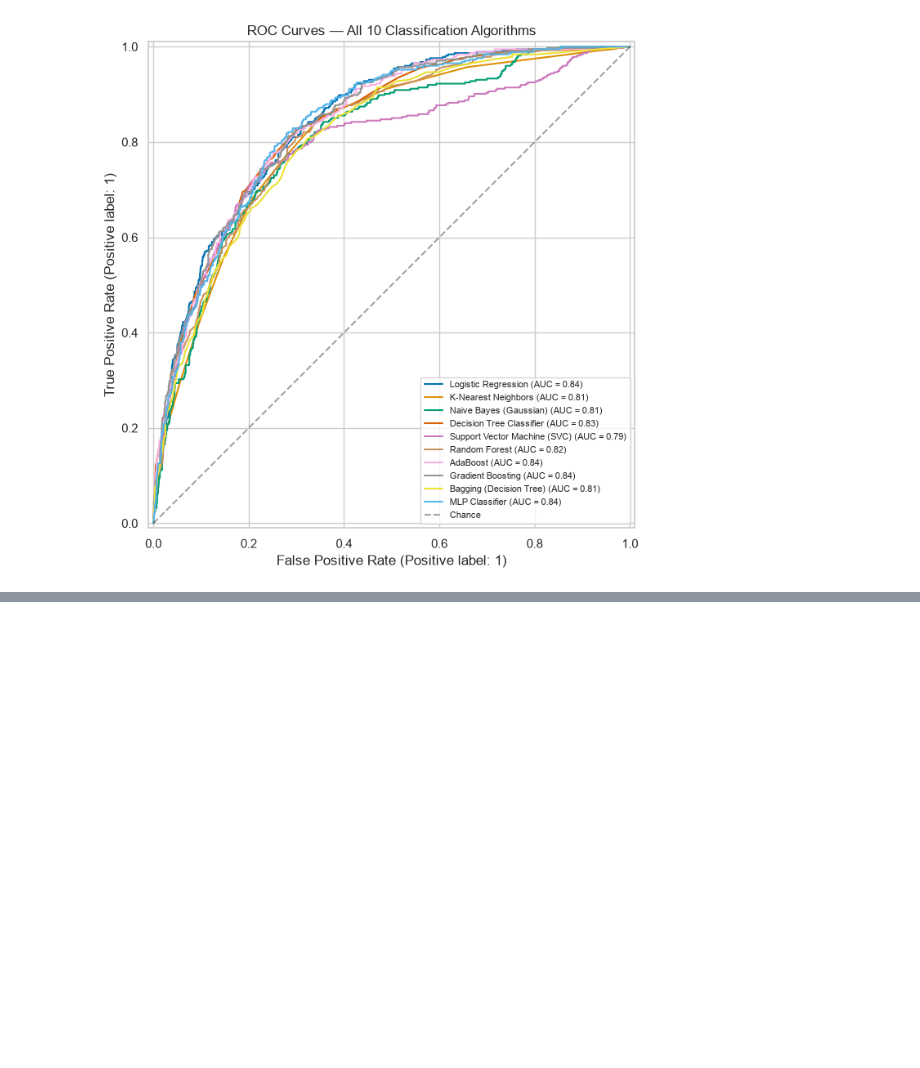
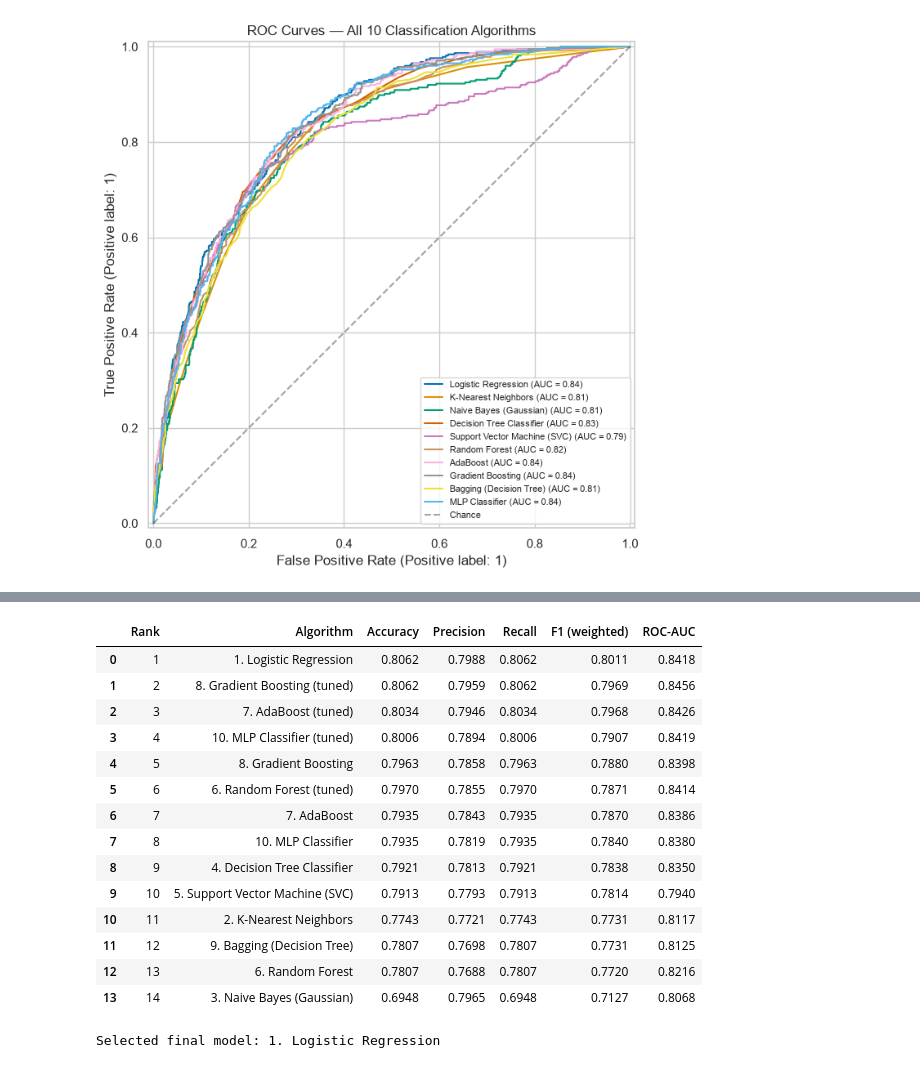
Before and after one commit to ManashaYoges/Team13_ML, a Jupyter notebook: notebooks/classification_part2.ipynb, the cells around one changed output, grey strips where cells are left out. Drawn from its saved outputs; the diff is of its cells as text; code cells hidden in the pictures; blank space fills up the shorter version.

```diff
--- a/notebooks/classification_part2.ipynb
+++ b/notebooks/classification_part2.ipynb
@@ -281,0 +288,16 @@ plt.show()
+# %%
+rank_metric = 'F1 (weighted)'
+top2 = all_results.sort_values(rank_metric, ascending=False)['Algorithm'].head(2).tolist()
+print('Top-2 models by', rank_metric, ':', top2)
+
+skf = StratifiedKFold(n_splits=5, shuffle=True, random_state=RANDOM_STATE)
+cv_rows = []
+for name in top2:
+    pipe = fitted[name]
+    f1_cv = cross_val_score(pipe, X_train, y_train, cv=skf, scoring='f1_weighted', n_jobs=-1)
+    auc_cv = cross_val_score(pipe, X_train, y_train, cv=skf, scoring='roc_auc', n_jobs=-1)
+    cv_rows.append({'Algorithm': name,
+                    'CV F1 mean': f1_cv.mean(), 'CV F1 std': f1_cv.std(),
+                    'CV ROC-AUC mean': auc_cv.mean(), 'CV ROC-AUC std': auc_cv.std()})
+cv_df = pd.DataFrame(cv_rows)
+cv_df.style.format({c: '{:.4f}' for c in cv_df.columns if c != 'Algorithm'})
@@ -281,0 +383,37 @@ plt.show()
+# %%
+tuned_rows = []
+for name in tuned:
+    r = tuning_df[tuning_df['Algorithm'] == name].iloc[0]
+    tuned_rows.append({'Algorithm': name + ' (tuned)',
+                       'Accuracy': accuracy_score(y_test, tuned[name].predict(X_test)),
+                       'Precision': precision_score(y_test, tuned[name].predict(X_test), average='weighted'),
+                       'Recall': recall_score(y_test, tuned[name].predict(X_test), average='weighted'),
+                       'F1 (weighted)': r['Test F1 after'],
+                       'ROC-AUC': r['Test ROC-AUC after']})
+
+final_df = (pd.concat([all_results[['Algorithm', 'Accuracy', 'Precision', 'Recall', 'F1 (weighted)', 'ROC-AUC']],
+                       pd.DataFrame(tuned_rows)])
+            .sort_values(['F1 (weighted)', 'ROC-AUC'], ascending=False).reset_index(drop=True))
+final_df.index += 1
+final_df.index.name = 'Rank'
+display(style_table(final_df.reset_index()))
+
+best_name = final_df.iloc[0]['Algorithm']
+print('\nSelected final model:', best_name)
+# %% [output]
+|  | Rank | Algorithm | Accuracy | Precision | Recall | F1 (weighted) | ROC-AUC |
+| 0 | 1 | 1. Logistic Regression | 0.8062 | 0.7988 | 0.8062 | 0.8011 | 0.8418 |
+| 1 | 2 | 8. Gradient Boosting (tuned) | 0.8062 | 0.7959 | 0.8062 | 0.7969 | 0.8456 |
+| 2 | 3 | 7. AdaBoost (tuned) | 0.8034 | 0.7946 | 0.8034 | 0.7968 | 0.8426 |
+| 3 | 4 | 10. MLP Classifier (tuned) | 0.8006 | 0.7894 | 0.8006 | 0.7907 | 0.8419 |
+| 4 | 5 | 8. Gradient Boosting | 0.7963 | 0.7858 | 0.7963 | 0.7880 | 0.8398 |
+| 5 | 6 | 6. Random Forest (tuned) | 0.7970 | 0.7855 | 0.7970 | 0.7871 | 0.8414 |
+| 6 | 7 | 7. AdaBoost | 0.7935 | 0.7843 | 0.7935 | 0.7870 | 0.8386 |
+| 7 | 8 | 10. MLP Classifier | 0.7935 | 0.7819 | 0.7935 | 0.7840 | 0.8380 |
+| 8 | 9 | 4. Decision Tree Classifier | 0.7921 | 0.7813 | 0.7921 | 0.7838 | 0.8350 |
+| 9 | 10 | 5. Support Vector Machine (SVC) | 0.7913 | 0.7793 | 0.7913 | 0.7814 | 0.7940 |
+| 10 | 11 | 2. K-Nearest Neighbors | 0.7743 | 0.7721 | 0.7743 | 0.7731 | 0.8117 |
+| 11 | 12 | 9. Bagging (Decision Tree) | 0.7807 | 0.7698 | 0.7807 | 0.7731 | 0.8125 |
+| 12 | 13 | 6. Random Forest | 0.7807 | 0.7688 | 0.7807 | 0.7720 | 0.8216 |
+| 13 | 14 | 3. Naive Bayes (Gaussian) | 0.6948 | 0.7965 | 0.6948 | 0.7127 | 0.8068 |
+Selected final model: 1. Logistic Regression
```
Also changed, not shown: parts of 10 cells of this notebook.
